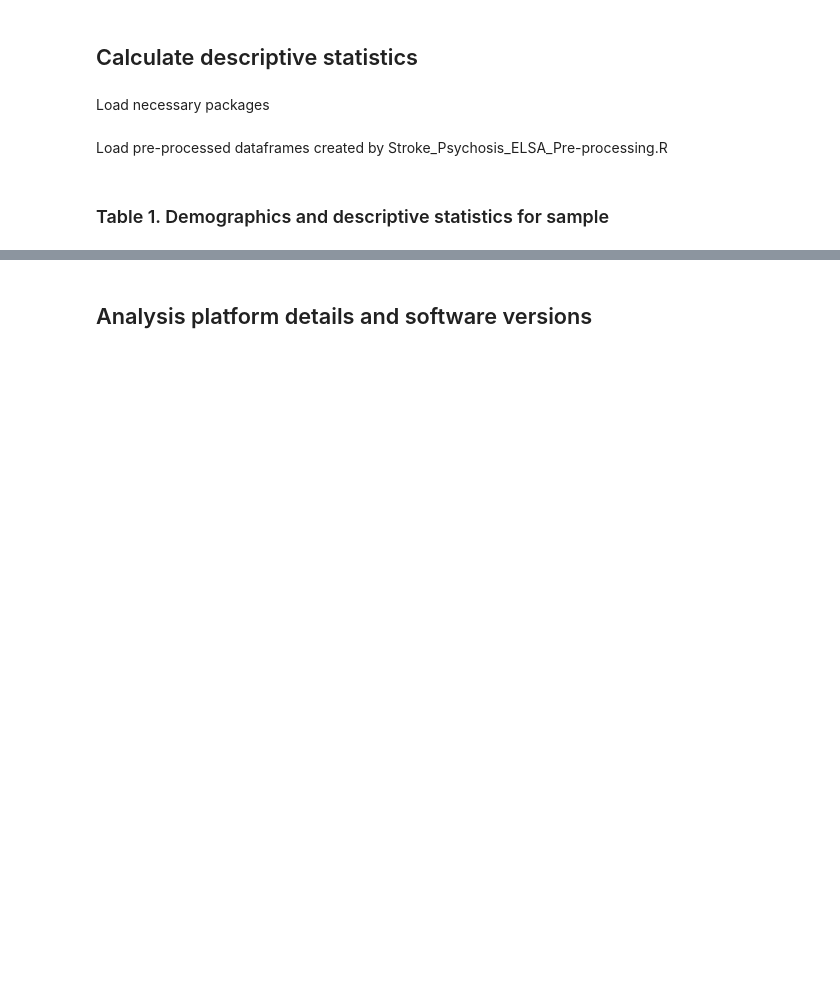
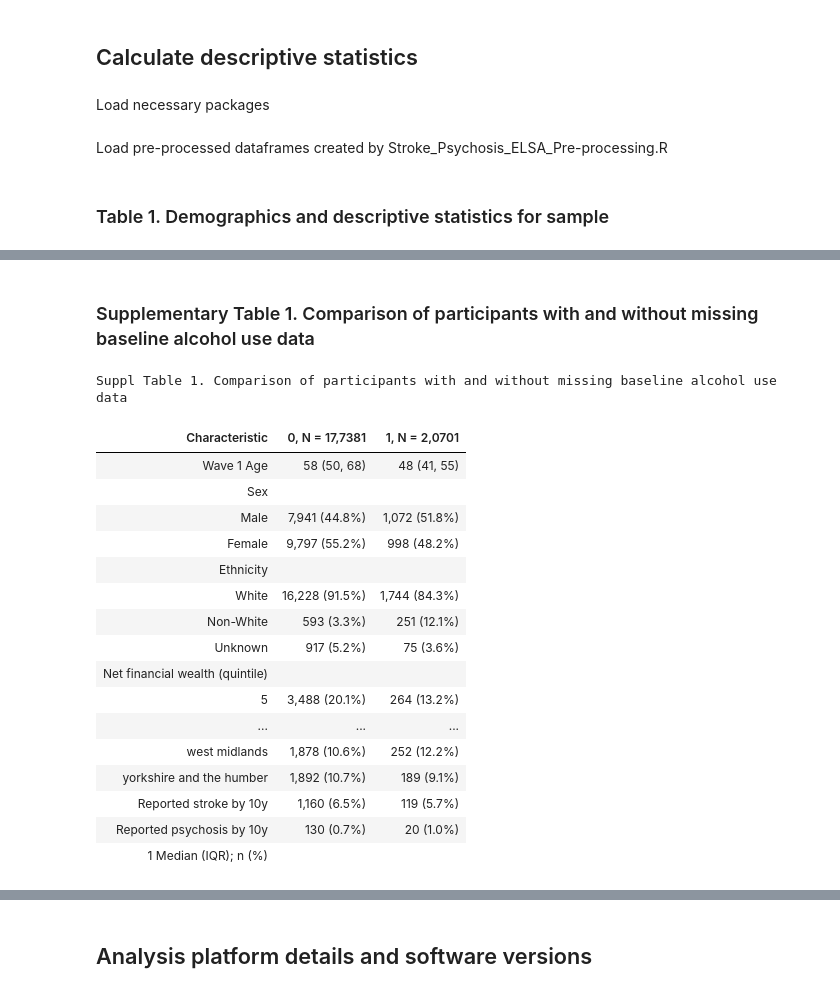
Before and after one commit to vaughanbell/longitudinal-stroke-psychosis-ELSA, a Jupyter notebook: Richards-Belle_et_al_Descriptives_Tables.ipynb, the cells around one changed output, grey strips where cells are left out. Cells and saved outputs as stored; diff of their text form; code cells hidden in the pictures; blank space fills up the shorter version.

```diff
--- a/Richards-Belle_et_al_Descriptives_Tables.ipynb
+++ b/Richards-Belle_et_al_Descriptives_Tables.ipynb
@@ -84,3 +93,53 @@ Table 1. Demographics and descriptive statistics for sample
 | Unknown | 1,937 | 14 | 6 | 113 |
 | 1 Median (IQR); n (%) |  |  |  |  |
+# %% [markdown]
+### Supplementary Table 1. Comparison of participants with and without missing baseline alcohol use data
+# %%
+# Missing alcohol data comparisons
+suppl_table_1 <- strokeinpsychosis_surv %>%
+  select(alcoholbaseline, w1age, sex, ethnicgroup, netwealth_q5, smokingbaseline, vigorousactbaseline, region,
+         strokeever_10, psychosisever_10) %>%
+  mutate(alcoholmissing = case_when(!is.na(alcoholbaseline) ~ 0,
+                                    TRUE ~ 1)) %>%
+  select(-alcoholbaseline) %>%
+  tbl_summary(by = alcoholmissing,
+              digits = all_categorical() ~ c(0, 1),
+              label = list(w1age = "Wave 1 Age",
+                           sex = "Sex",
+                           ethnicgroup = "Ethnicity",
+                           netwealth_q5 = "Net financial wealth (quintile)",
+                           vigorousactbaseline = "Level of vigorous activity at baseline",
+                           smokingbaseline = "Smoked cigarettes at baseline",
+                           region = "Region",
+                           strokeever_10 = "Reported stroke by 10y",
+                           psychosisever_10 = "Reported psychosis by 10y"),
+              missing = "no",
+              percent = "col") %>%
+  bold_labels() %>%
+  italicize_levels() %>%
+  modify_caption("**Suppl Table 1. Comparison of participants with and without missing baseline alcohol use data**")
+
+# This save the output of the gtsummary generated table as a html file and reloads it to display on the notebook
+suppl_table_1_filename = paste(output_dir, "RB_et_al_suppl_table_1.html", sep="")
+gt::gtsave(as_gt(suppl_table_1), file = suppl_table_1_filename)
+display_html(file = suppl_table_1_filename)
+# %% [output]
+Suppl Table 1. Comparison of participants with and without missing baseline alcohol use data
+| Characteristic | 0, N = 17,7381 | 1, N = 2,0701 |
+| Wave 1 Age | 58 (50, 68) | 48 (41, 55) |
+| Sex |  |  |
+| Male | 7,941 (44.8%) | 1,072 (51.8%) |
+| Female | 9,797 (55.2%) | 998 (48.2%) |
+| Ethnicity |  |  |
+| White | 16,228 (91.5%) | 1,744 (84.3%) |
+| Non-White | 593 (3.3%) | 251 (12.1%) |
+| Unknown | 917 (5.2%) | 75 (3.6%) |
+| Net financial wealth (quintile) |  |  |
+| 5 | 3,488 (20.1%) | 264 (13.2%) |
+| ... | ... | ... |
+| west midlands | 1,878 (10.6%) | 252 (12.2%) |
+| yorkshire and the humber | 1,892 (10.7%) | 189 (9.1%) |
+| Reported stroke by 10y | 1,160 (6.5%) | 119 (5.7%) |
+| Reported psychosis by 10y | 130 (0.7%) | 20 (1.0%) |
+| 1 Median (IQR); n (%) |  |  |
 # %% [markdown]
```
Also changed, not shown: parts of 11 cells of this notebook, 3 other files.
